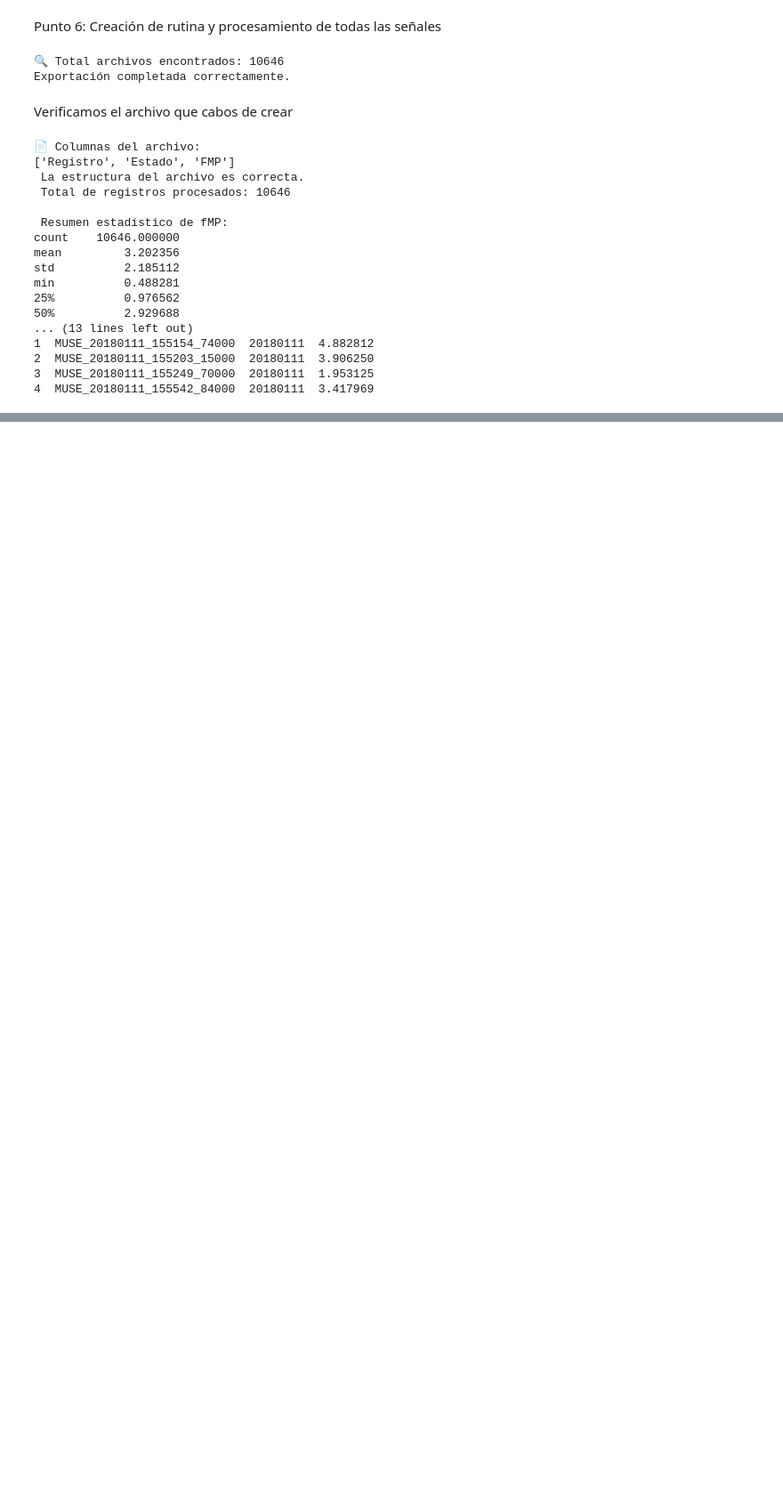
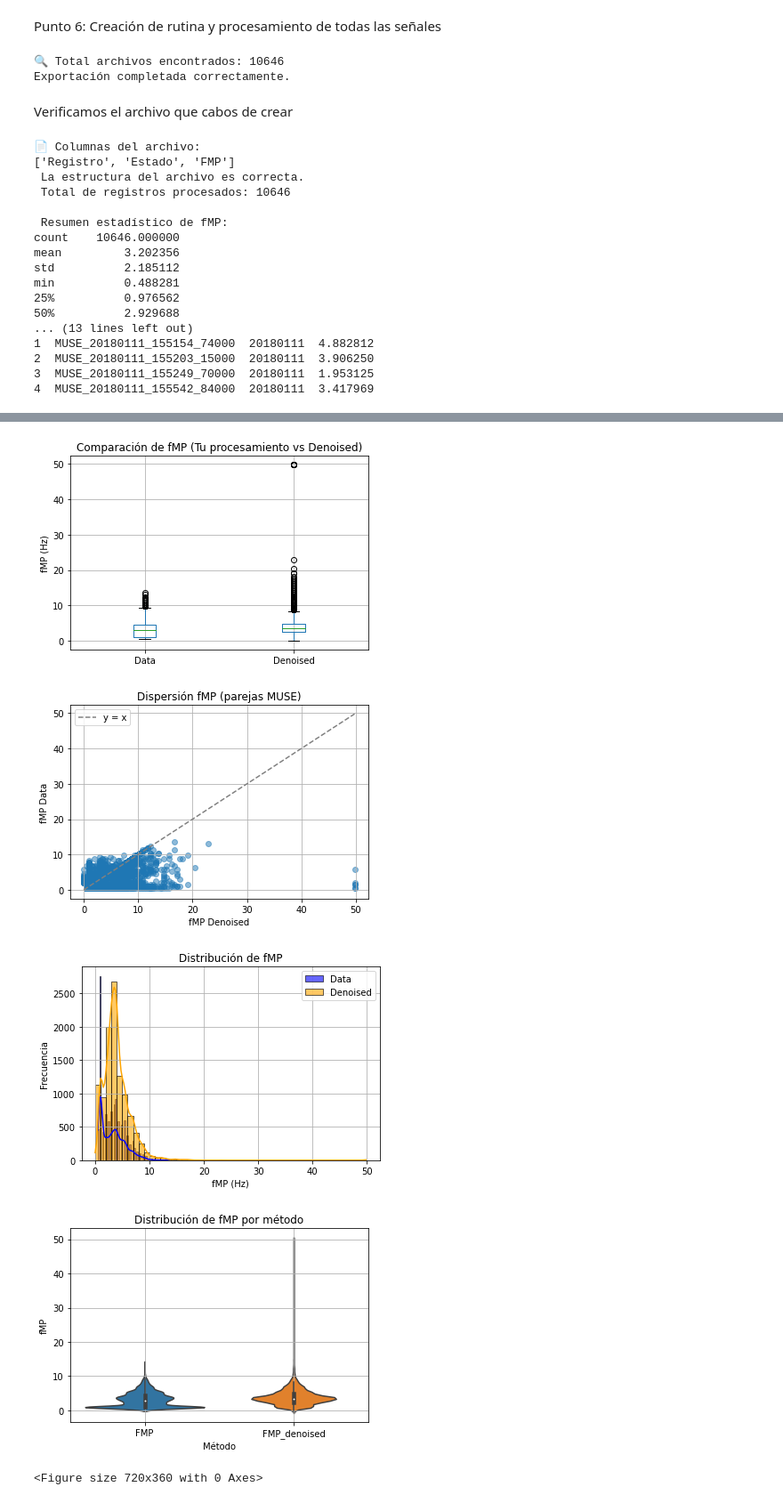
Before and after one commit to Felipeagudelom/Proyecto-3, a Jupyter notebook: Proyecto 3.ipynb, the cells around one changed output, grey strips where cells are left out. Shown at 89% size. Cells and saved outputs as stored; diff of their text form; code cells hidden in the pictures; blank space fills up the shorter version.

```diff
--- a/Proyecto 3.ipynb
+++ b/Proyecto 3.ipynb
@@ -404,0 +734,73 @@ min          0.488281
+# %%
+import matplotlib.pyplot as plt
+import seaborn as sns
+import numpy as np
+
+# Asumiendo que df_cmp contiene: Registro, FMP, FMP_denoised, Estado
+
+# 1️ Boxplot pareado
+plt.figure()
+df_cmp[["FMP", "FMP_denoised"]].boxplot()
+plt.title("Comparación de fMP (Tu procesamiento vs Denoised)")
+plt.ylabel("fMP (Hz)")
+plt.xticks([1, 2], ["Data", "Denoised"])
+plt.grid(True)
+plt.show()
+
+# 2 Scatter plot fMP vs fMP_denoised
+plt.figure()
+plt.scatter(df_cmp["FMP_denoised"], df_cmp["FMP"], alpha=0.5)
+plt.plot([0, max(df_cmp["FMP_denoised"].max(), df_cmp["FMP"].max())],
+         [0, max(df_cmp["FMP_denoised"].max(), df_cmp["FMP"].max())],
+         linestyle='--', color='gray', label="y = x")
+plt.xlabel("fMP Denoised")
+plt.ylabel("fMP Data")
+plt.title("Dispersión fMP (parejas MUSE)")
+plt.legend()
+plt.grid(True)
+plt.show()
+
+# 3 Histogramas superpuestos
+plt.figure()
+sns.histplot(df_cmp["FMP"], bins=50, kde=True, color="blue", label="Data", alpha=0.6)
+sns.histplot(df_cmp["FMP_denoised"], bins=50, kde=True, color="orange", label="Denoised", alpha=0.6)
+plt.xlabel("fMP (Hz)")
+plt.ylabel("Frecuencia")
+plt.title("Distribución de fMP")
+plt.legend()
+plt.grid(True)
+plt.show()
+
+# 4️ Violin plot por método
+df_plot = df_cmp.melt(id_vars="Registro", value_vars=["FMP", "FMP_denoised"], var_name="Método", value_name="fMP")
+plt.figure()
+sns.violinplot(x="Método", y="fMP", data=df_plot)
+plt.title("Distribución de fMP por método")
+plt.grid(True)
+plt.show()
+
+# 5️ Barras por tipo de arritmia
+plt.figure(figsize=(10,5))
+mean_fmp = df_cmp.groupby("Estado")[["FMP", "FMP_denoised"]].mean().sort_values("FMP", ascending=False)
+mean_fmp.plot(kind="bar")
+plt.title("fMP promedio por tipo de arritmia")
+plt.ylabel("fMP (Hz)")
+plt.grid(True)
+plt.tight_layout()
+plt.show()
+
+# 6️ Histograma de diferencias (Data - denoised)
+plt.figure()
+delta = df_cmp["FMP"] - df_cmp["FMP_denoised"]
+sns.histplot(delta, bins=50, kde=True)
+plt.axvline(0, color='red', linestyle='--')
+plt.title("Diferencia fMP (Data - Denoised)")
+plt.xlabel("Δ fMP (Hz)")
+plt.grid(True)
+plt.show()
+# %% [output]
+[figure, added]
+[figure, added]
+[figure, added]
+[figure, added]
+<Figure size 720x360 with 0 Axes>
```
Also changed, not shown: parts of 21 cells of this notebook.
